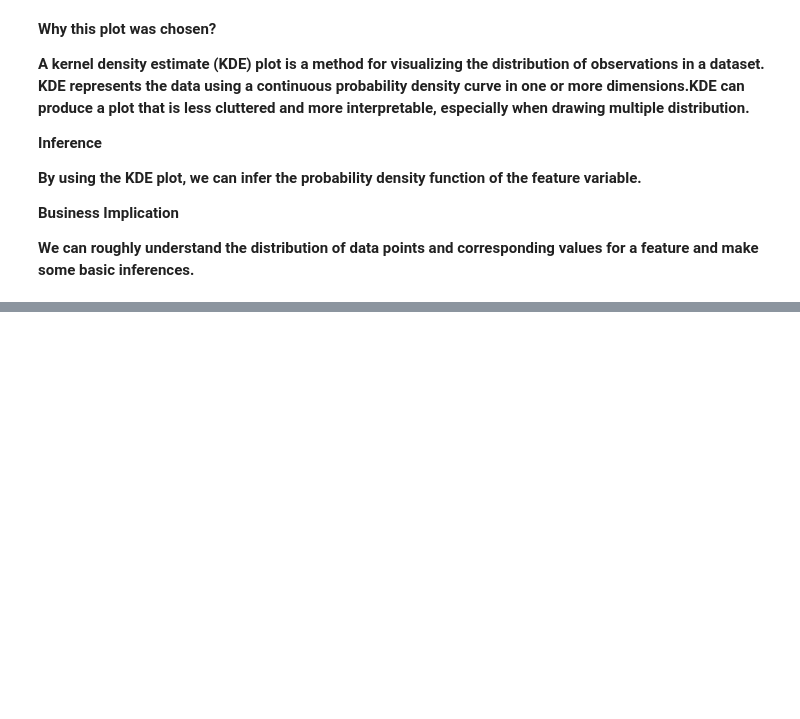
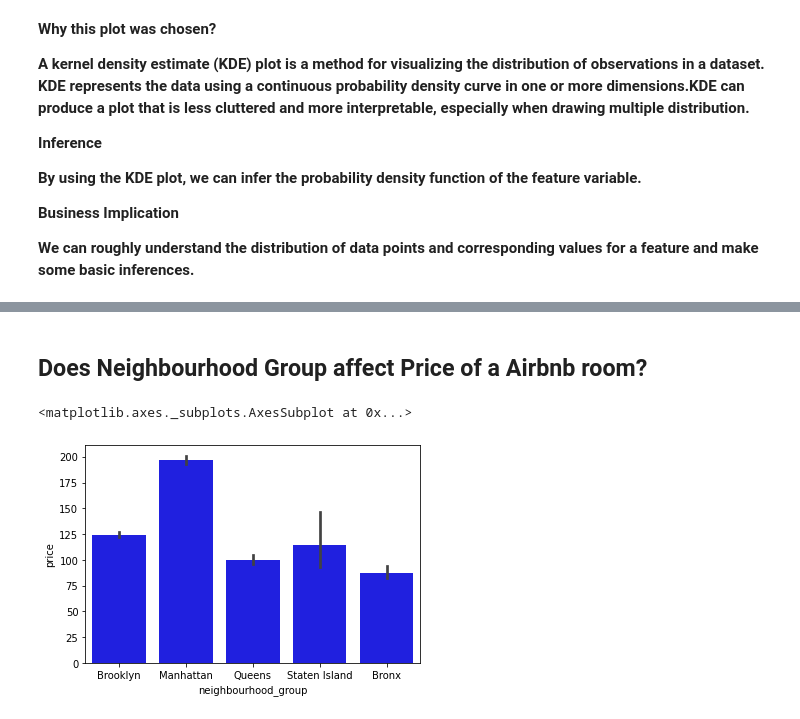
Before and after one commit to AshutoshKumarDubey/EDA_Capstone_Project_Airbnb, a Jupyter notebook: EDA_Airbnb_Bookings_Analysis_By_Ashutosh_Kumar_Dubey.ipynb, the cells around one changed output, grey strips where cells are left out. Saved outputs shown, nothing was run; the diff lists cells and outputs as text; code cells hidden in the pictures; blank space fills up the shorter version.

```diff
--- a/EDA_Airbnb_Bookings_Analysis_By_Ashutosh_Kumar_Dubey.ipynb
+++ b/EDA_Airbnb_Bookings_Analysis_By_Ashutosh_Kumar_Dubey.ipynb
@@ -279,0 +307,9 @@ plt.show()
+# %% [markdown]
+## **Does Neighbourhood Group affect Price of a Airbnb room?**
+# %%
+#Splitting the Neighbourhood Group(location) on the basis of Price range
+sns.barplot(x="neighbourhood_group", y="price", data=df,
+label="neighbourhood price range ", color="b")
+# %% [output]
+<matplotlib.axes._subplots.AxesSubplot at 0x...>
+[figure, added]
```
Also changed, not shown: parts of 29 cells of this notebook.
